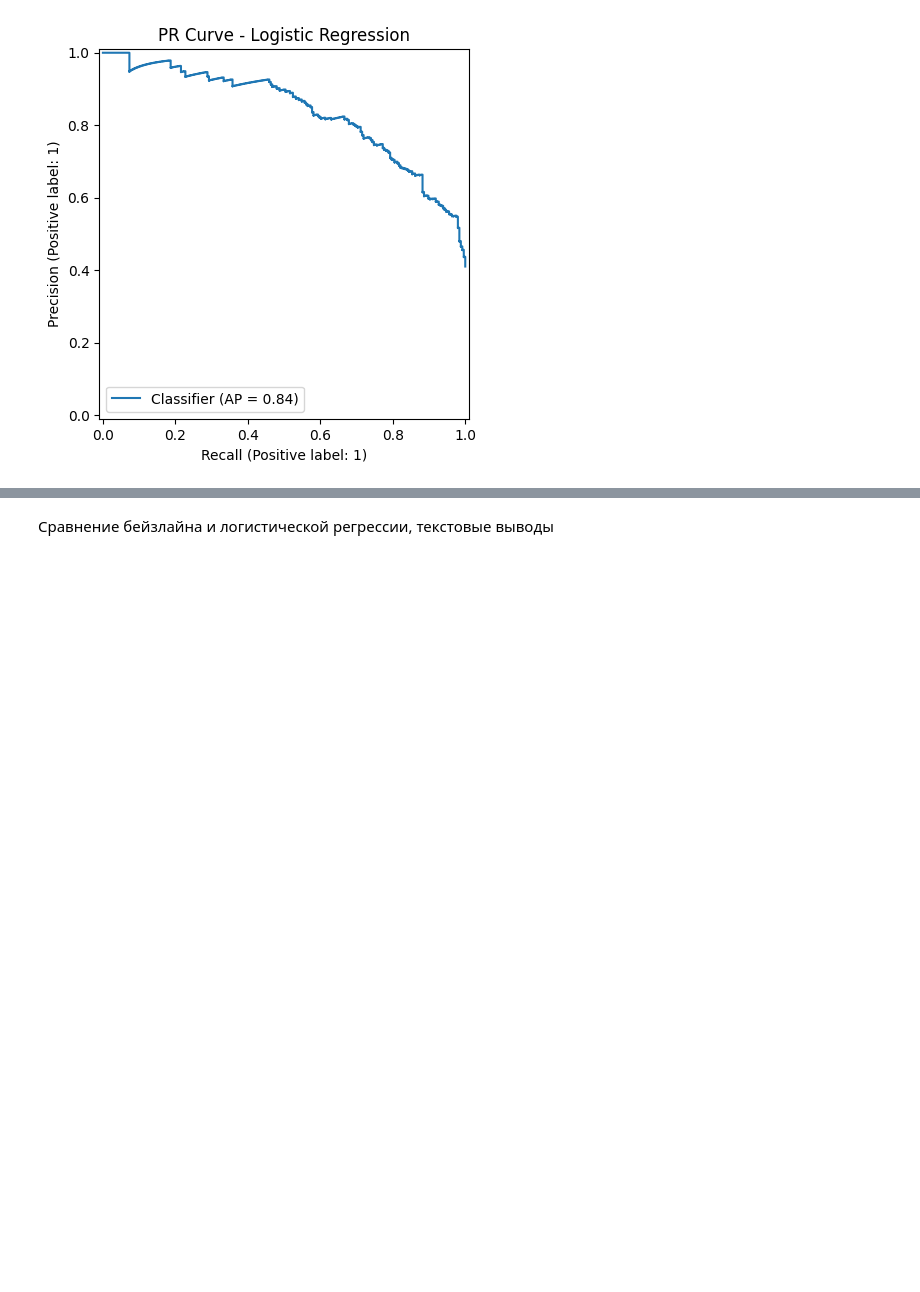
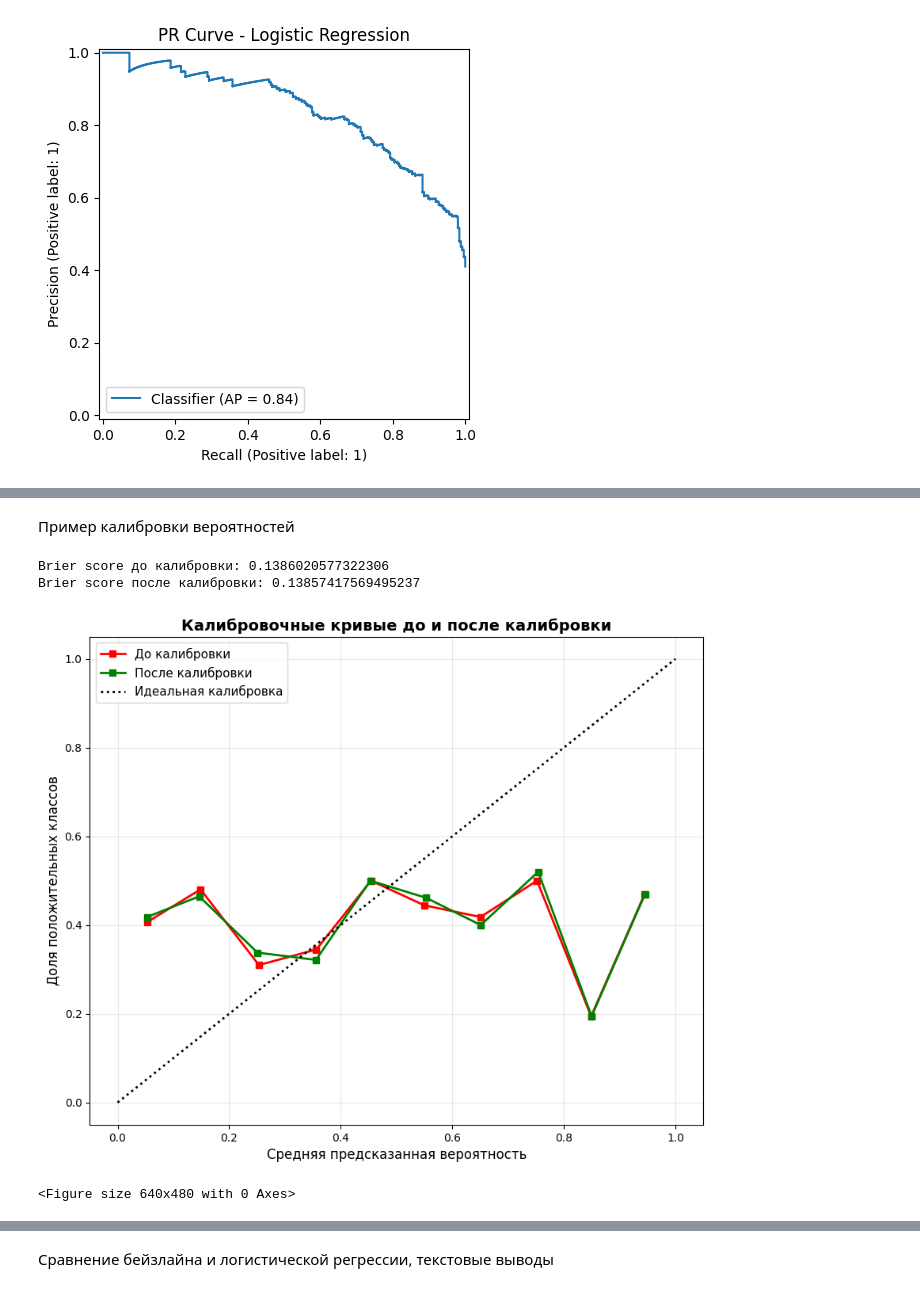
Before and after one commit to dashaaasd/Mazunina-group-2, a Jupyter notebook: homeworks/HW05/HW05.ipynb, the cells around one changed output, grey strips where cells are left out. Drawn from its saved outputs; the diff is of its cells as text; code cells hidden in the pictures; blank space fills up the shorter version.

```diff
--- a/homeworks/HW05/HW05.ipynb
+++ b/homeworks/HW05/HW05.ipynb
@@ -503,0 +558,78 @@ fig.savefig("figures/pr_curve_logreg.png", dpi=300, bbox_inches='tight')
+# %% [markdown]
+Пример калибровки вероятностей
+# %%
+# 1. Базовый (некалиброванный) классификатор: pipeline из StandardScaler + LogisticRegression
+base_clf = Pipeline(
+    steps=[
+        ("scaler", StandardScaler()),
+        (
+            "logreg",
+            LogisticRegression(
+                penalty="l2",
+                C=0.1,              # пусть будет довольно сильная регуляризация
+                solver="liblinear",
+                random_state=RANDOM_STATE,
+            ),
+        ),
+    ]
+)
+
+# Обучаем базовую модель на train, чтобы оценить качество ДО калибровки
+base_clf.fit(X_train, y_train)
+
+y_val_proba_base = base_clf.predict_proba(X_val)[:, 1]
+brier_before = brier_score_loss(y_val, y_val_proba_base)
+print("Brier score до калибровки:", brier_before)
+
+# 2. Оборачиваем тот же самый pipeline в CalibratedClassifierCV
+calibrated_clf = CalibratedClassifierCV(
+    estimator=base_clf,
+    method="sigmoid",   # Platt scaling (логистическая регрессия сверху)
+    cv=5,
+)
+
+# Калибровку обучаем на тех же train-данных (внутри будет CV-разбиение)
+calibrated_clf.fit(X_train, y_train)
+
+# Смотрим Brier score после калибровки на validation
+y_val_proba_cal = calibrated_clf.predict_proba(X_val)[:, 1]
+brier_after = brier_score_loss(y_val, y_val_proba_cal)
+print("Brier score после калибровки:", brier_after)
+# %% [output]
+Brier score до калибровки: 0.1386020577322306
+Brier score после калибровки: 0.13857417569495237
+# %%
+from sklearn.calibration import calibration_curve, CalibrationDisplay
+import matplotlib.pyplot as plt
+
+# Создаем график калибровочных кривых
+fig, ax = plt.subplots(figsize=(10, 8))
+
+# Кривая до калибровки
+prob_true_uncalib, prob_pred_uncalib = calibration_curve(y_test, y_val_proba_base, n_bins=10)
+ax.plot(prob_pred_uncalib, prob_true_uncalib, 's-', label=f'До калибровки', color='red', linewidth=2)
+
+# Кривая после калибровки
+prob_true_calib, prob_pred_calib = calibration_curve(y_test, y_val_proba_cal, n_bins=10)
+ax.plot(prob_pred_calib, prob_true_calib, 's-', label=f'После калибровки', color='green', linewidth=2)
+
+# Идеальная калибровка (диагональ)
+ax.plot([0, 1], [0, 1], 'k:', label='Идеальная калибровка', linewidth=2)
+
+# Настройки графика
+ax.set_xlabel('Средняя предсказанная вероятность', fontsize=12)
+ax.set_ylabel('Доля положительных классов', fontsize=12)
+ax.set_title('Калибровочные кривые до и после калибровки', fontsize=14, fontweight='bold')
+ax.legend(loc='upper left', fontsize=11)
+ax.grid(True, alpha=0.3)
+
+# Сохраняем график
+plt.savefig('artifacts/calibration_curves.png', dpi=300, bbox_inches='tight')
+plt.show()
+
+
+plt.tight_layout()
+plt.show()
+# %% [output]
+[figure, added]
+<Figure size 640x480 with 0 Axes>
```
Also changed, not shown: parts of 8 cells of this notebook.
